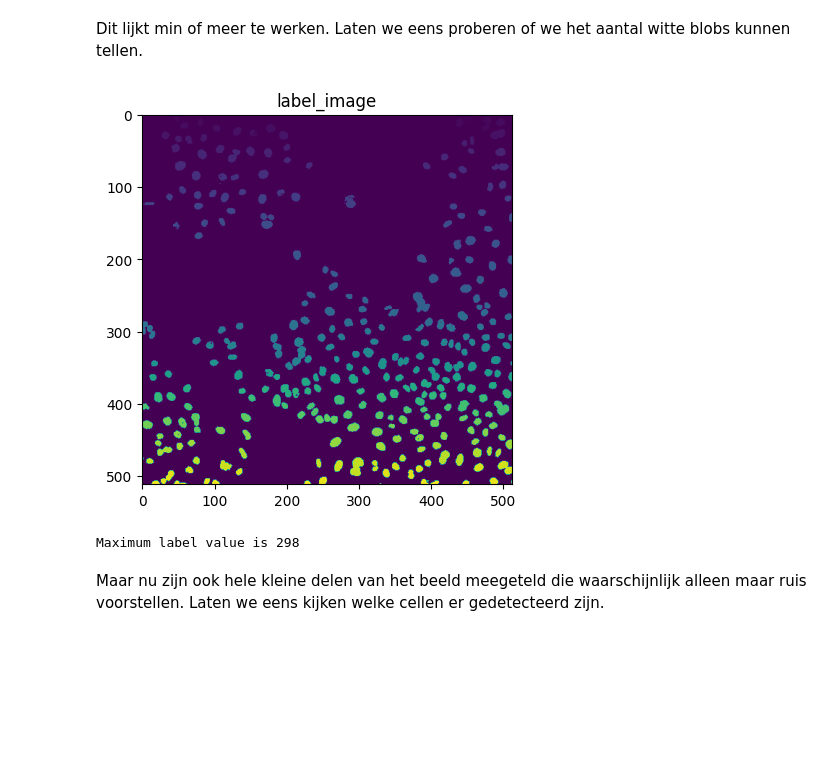
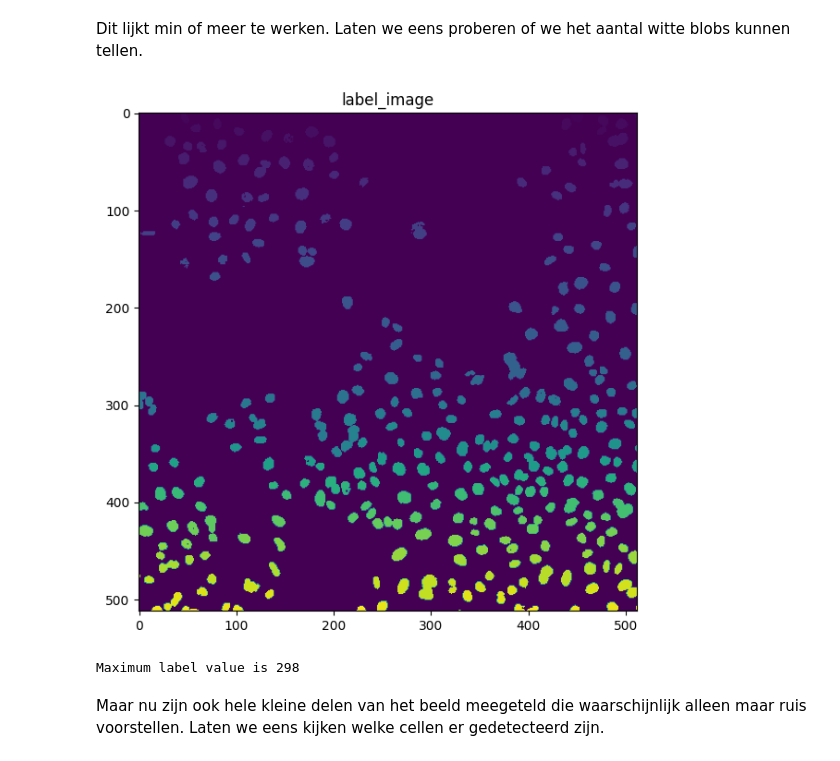
Before and after one commit to roel31415/gistcellen, a Jupyter notebook: gistcellen.ipynb, the cells around one changed output. Drawn from its saved outputs; the diff is of its cells as text; code cells hidden in the pictures; blank space fills up the shorter version.

```diff
--- a/gistcellen.ipynb
+++ b/gistcellen.ipynb
@@ -59,13 +60,14 @@ Dit lijkt min of meer te werken. Laten we eens proberen of we het aantal witte b
 # %%
 from skimage.measure import label, regionprops
 
 label_image = label(image > threshold_value)
+plt.figure(figsize=(7,7))
 plt.imshow(label_image)
 plt.title('label_image')
 plt.show()
 print('Maximum label value is '+ str(label_image.max()))
 # %% [output]
-[figure, old version]
+[figure, new version]
 Maximum label value is 298
 # %% [markdown]
 Maar nu zijn ook hele kleine delen van het beeld meegeteld die waarschijnlijk alleen maar ruis voorstellen. Laten we eens kijken welke cellen er gedetecteerd zijn.
```
Also changed, not shown: parts of 3 cells of this notebook.
